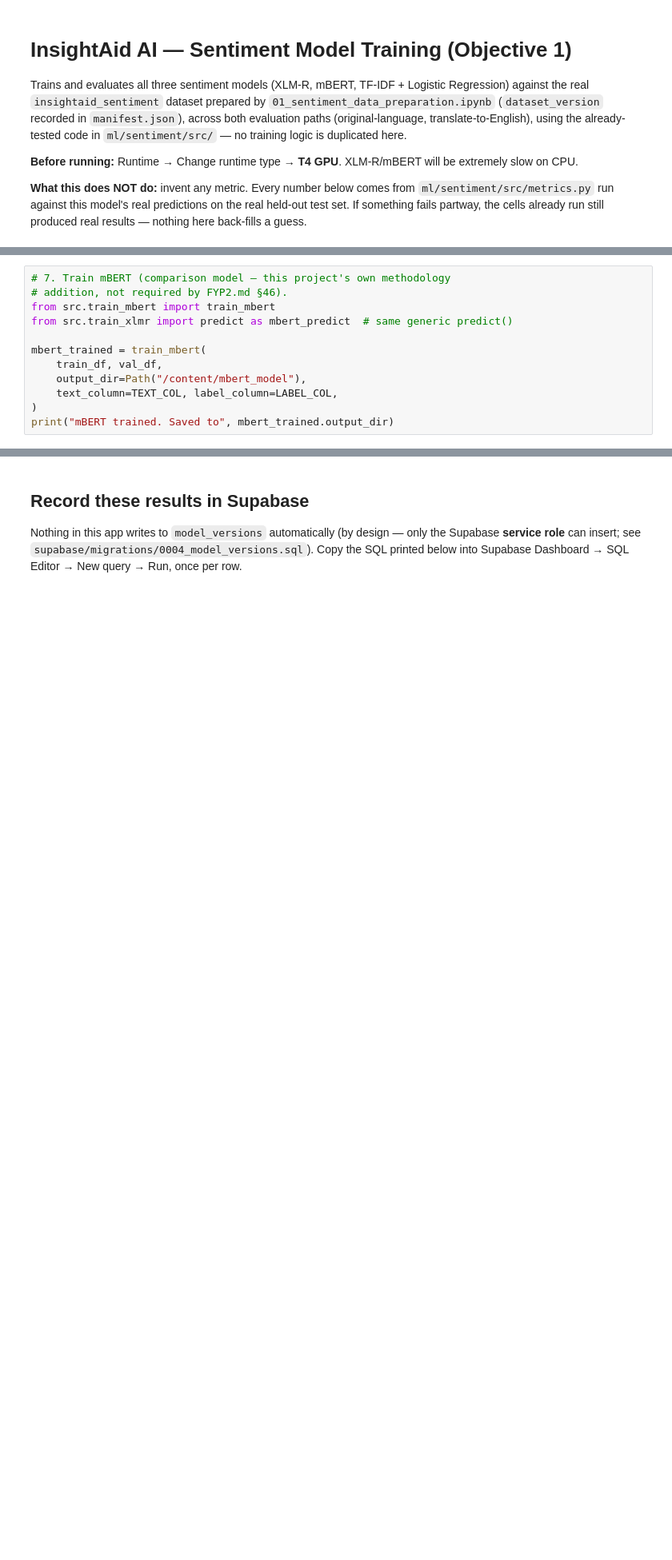
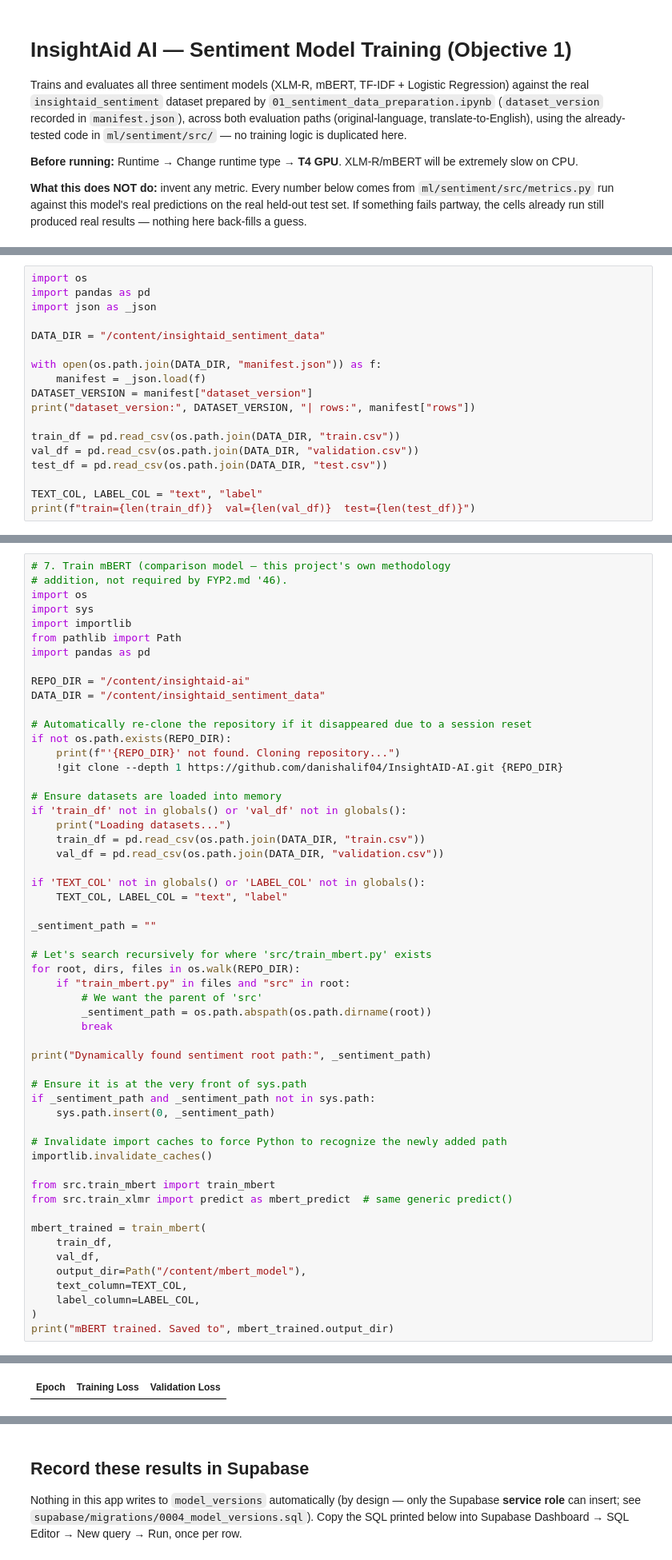
Before and after one commit to danishalif04/InsightAID-AI, a Jupyter notebook: ml/notebooks/03_train_sentiment_models.ipynb, the cells around one changed output, grey strips where cells are left out. Shown at 80% size. Drawn from its saved outputs; the diff is of its cells as text; blank space fills up the shorter version.

```diff
--- a/ml/notebooks/03_train_sentiment_models.ipynb
+++ b/ml/notebooks/03_train_sentiment_models.ipynb
@@ -86,0 +163,18 @@ assert TEXT_COL in train_df.columns and LABEL_COL in train_df.columns
+# %%
+import os
+import pandas as pd
+import json as _json
+
+DATA_DIR = "/content/insightaid_sentiment_data"
+
+with open(os.path.join(DATA_DIR, "manifest.json")) as f:
+    manifest = _json.load(f)
+DATASET_VERSION = manifest["dataset_version"]
+print("dataset_version:", DATASET_VERSION, "| rows:", manifest["rows"])
+
+train_df = pd.read_csv(os.path.join(DATA_DIR, "train.csv"))
+val_df = pd.read_csv(os.path.join(DATA_DIR, "validation.csv"))
+test_df = pd.read_csv(os.path.join(DATA_DIR, "test.csv"))
+
+TEXT_COL, LABEL_COL = "text", "label"
+print(f"train={len(train_df)}  val={len(val_df)}  test={len(test_df)}")
@@ -105,12 +240,56 @@ print("XLM-R trained. Saved to", xlmr_trained.output_dir)
 # %%
 # 7. Train mBERT (comparison model — this project's own methodology
-# addition, not required by FYP2.md §46).
+# addition, not required by FYP2.md '46).
+import os
+import sys
+import importlib
+from pathlib import Path
+import pandas as pd
+
+REPO_DIR = "/content/insightaid-ai"
+DATA_DIR = "/content/insightaid_sentiment_data"
+
+# Automatically re-clone the repository if it disappeared due to a session reset
+if not os.path.exists(REPO_DIR):
+    print(f"'{REPO_DIR}' not found. Cloning repository...")
+    !git clone --depth 1 https://github.com/danishalif04/InsightAID-AI.git {REPO_DIR}
+
+# Ensure datasets are loaded into memory
+if 'train_df' not in globals() or 'val_df' not in globals():
+    print("Loading datasets...")
+    train_df = pd.read_csv(os.path.join(DATA_DIR, "train.csv"))
+    val_df = pd.read_csv(os.path.join(DATA_DIR, "validation.csv"))
+
+if 'TEXT_COL' not in globals() or 'LABEL_COL' not in globals():
+    TEXT_COL, LABEL_COL = "text", "label"
+
+_sentiment_path = ""
+
+# Let's search recursively for where 'src/train_mbert.py' exists
+for root, dirs, files in os.walk(REPO_DIR):
+    if "train_mbert.py" in files and "src" in root:
+        # We want the parent of 'src'
+        _sentiment_path = os.path.abspath(os.path.dirname(root))
+        break
+
+print("Dynamically found sentiment root path:", _sentiment_path)
+
+# Ensure it is at the very front of sys.path
+if _sentiment_path and _sentiment_path not in sys.path:
+    sys.path.insert(0, _sentiment_path)
+
+# Invalidate import caches to force Python to recognize the newly added path
+importlib.invalidate_caches()
+
 from src.train_mbert import train_mbert
 from src.train_xlmr import predict as mbert_predict  # same generic predict()
 
 mbert_trained = train_mbert(
-    train_df, val_df,
+    train_df,
+    val_df,
     output_dir=Path("/content/mbert_model"),
-    text_column=TEXT_COL, label_column=LABEL_COL,
+    text_column=TEXT_COL,
+    label_column=LABEL_COL,
 )
 print("mBERT trained. Saved to", mbert_trained.output_dir)
+# %% [output]
@@ -117,3 +315,4 @@ print("mBERT trained. Saved to", mbert_trained.output_dir)
+| Epoch | Training Loss | Validation Loss |
 # %%
 # 8. Evaluate all three models across both evaluation paths (original-
 # language vs. translate-to-English first) on the held-out test set.
```
Also changed, not shown: parts of 11 cells of this notebook.
